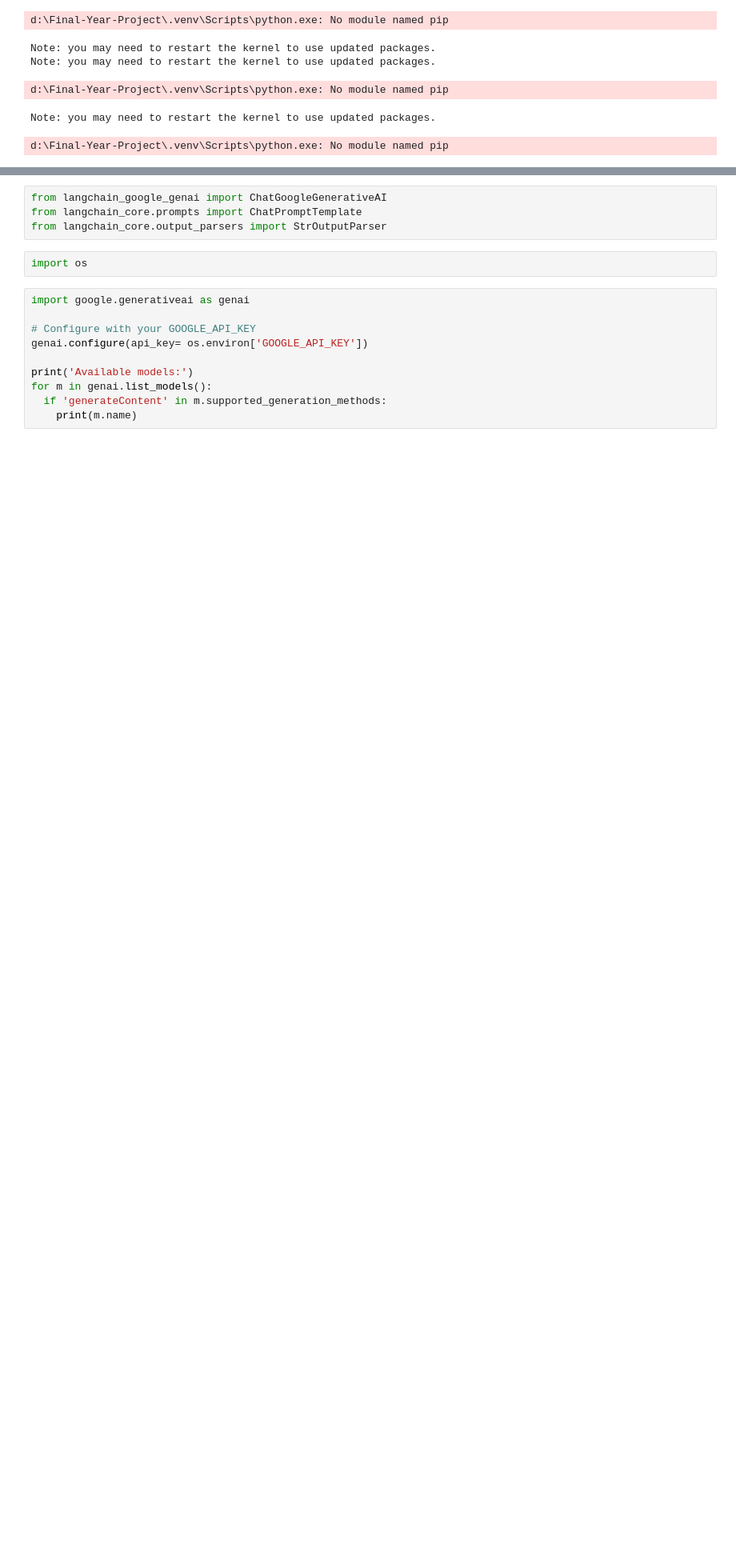
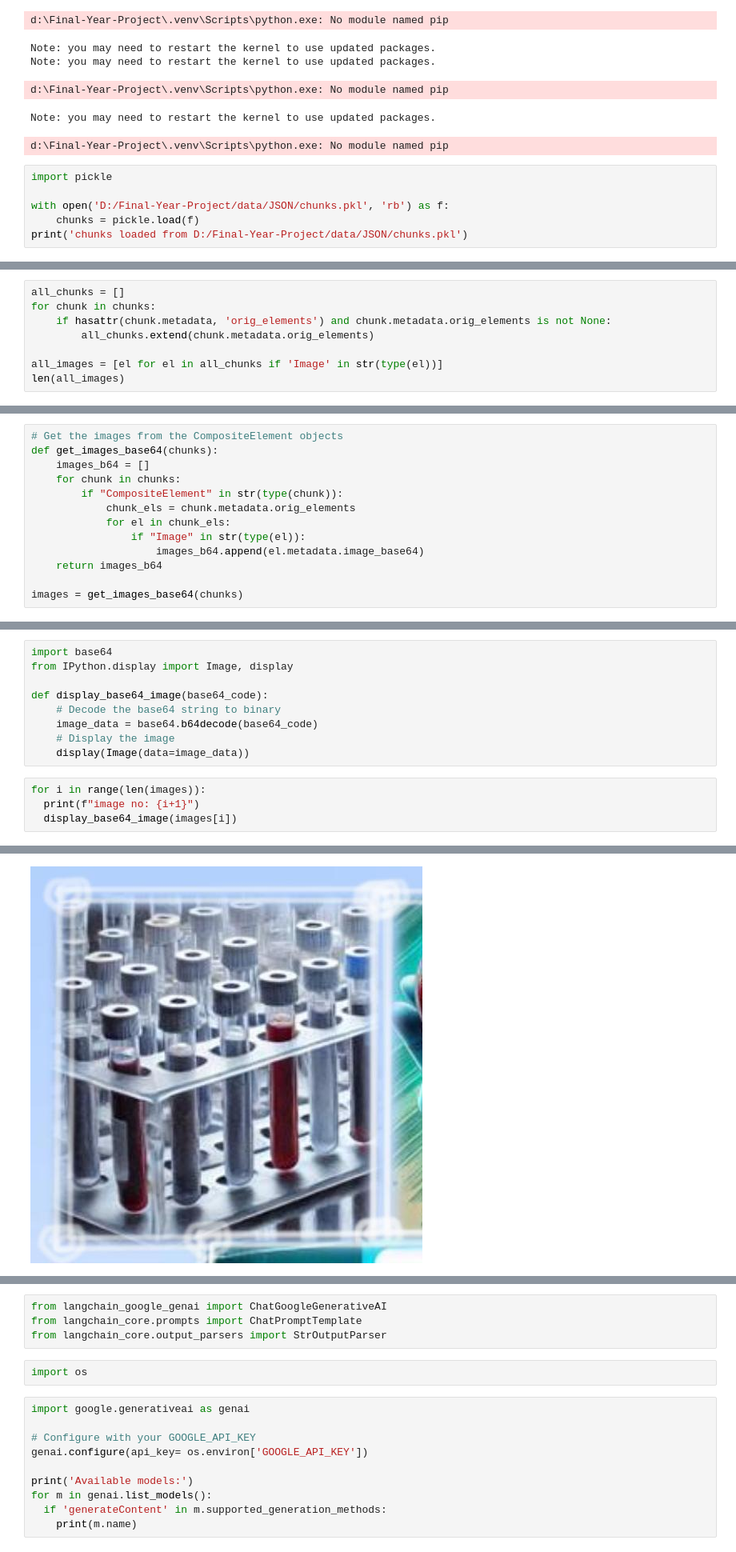
Before and after one commit to devmac-afk/RAG-model, a Jupyter notebook: notebook/embeddings.ipynb, the cells around one changed output, grey strips where cells are left out. Shown at 80% size. Drawn from its saved outputs; the diff is of its cells as text; blank space fills up the shorter version.

```diff
--- a/notebook/embeddings.ipynb
+++ b/notebook/embeddings.ipynb
@@ -15,3 +15,9 @@ Note: you may need to restart the kernel to use updated packages.
 d:\Final-Year-Project\.venv\Scripts\python.exe: No module named pip
 Note: you may need to restart the kernel to use updated packages.
 d:\Final-Year-Project\.venv\Scripts\python.exe: No module named pip
+# %%
+import pickle
+
+with open('D:/Final-Year-Project/data/JSON/chunks.pkl', 'rb') as f:
+    chunks = pickle.load(f)
+print('chunks loaded from D:/Final-Year-Project/data/JSON/chunks.pkl')
@@ -17,0 +31,8 @@ d:\Final-Year-Project\.venv\Scripts\python.exe: No module named pip
+# %%
+all_chunks = []
+for chunk in chunks:
+    if hasattr(chunk.metadata, 'orig_elements') and chunk.metadata.orig_elements is not None:
+        all_chunks.extend(chunk.metadata.orig_elements)
+
+all_images = [el for el in all_chunks if 'Image' in str(type(el))]
+len(all_images)
@@ -17,0 +41,13 @@ d:\Final-Year-Project\.venv\Scripts\python.exe: No module named pip
+# %%
+# Get the images from the CompositeElement objects
+def get_images_base64(chunks):
+    images_b64 = []
+    for chunk in chunks:
+        if "CompositeElement" in str(type(chunk)):
+            chunk_els = chunk.metadata.orig_elements
+            for el in chunk_els:
+                if "Image" in str(type(el)):
+                    images_b64.append(el.metadata.image_base64)
+    return images_b64
+
+images = get_images_base64(chunks)
@@ -17,0 +58,14 @@ d:\Final-Year-Project\.venv\Scripts\python.exe: No module named pip
+# %%
+import base64
+from IPython.display import Image, display
+
+def display_base64_image(base64_code):
+    # Decode the base64 string to binary
+    image_data = base64.b64decode(base64_code)
+    # Display the image
+    display(Image(data=image_data))
+# %%
+for i in range(len(images)):
+  print(f"image no: {i+1}")
+  display_base64_image(images[i])
+# %% [output]
@@ -17,0 +73 @@ d:\Final-Year-Project\.venv\Scripts\python.exe: No module named pip
+[figure, added]
```
Also changed, not shown: parts of 19 cells of this notebook.
